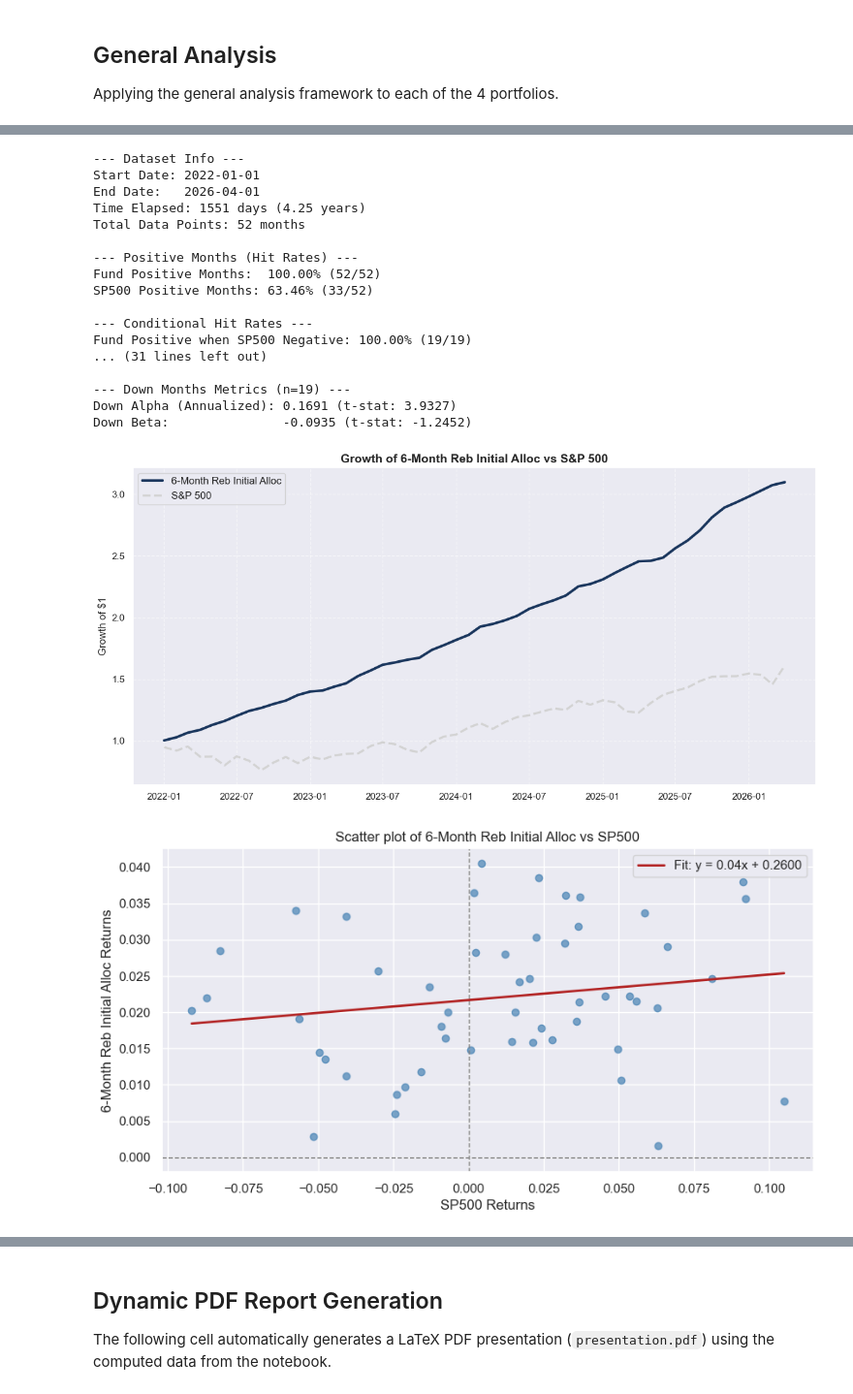
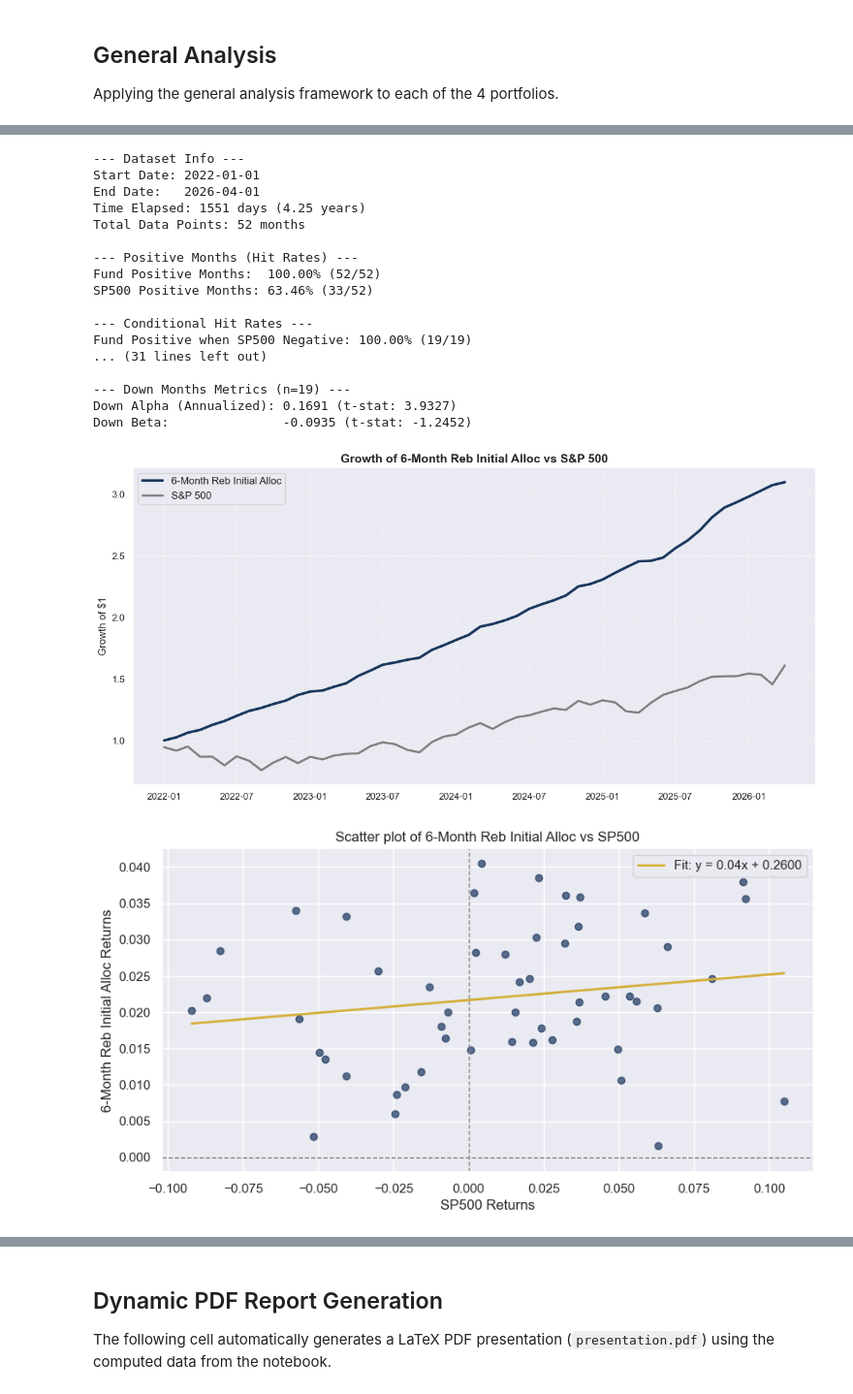
Before and after one commit to arthurdhonneur7/athenee_hf_portfolio, a Jupyter notebook: target_pflio.ipynb, the cells around one changed output, grey strips where cells are left out. Shown at 97% size. Cells and saved outputs as stored; diff of their text form; code cells hidden in the pictures.

```diff
--- a/target_pflio.ipynb
+++ b/target_pflio.ipynb
@@ -721,7 +723,7 @@ for port_name in portfolios_df.columns:
     cum_s = (1 + sp500_aligned).cumprod()
     plt.figure(figsize=(12, 6))
     plt.plot(cum_p.index, cum_p, label=port_name, color='#1A365D', linewidth=3)
-    plt.plot(cum_s.index, cum_s, label='S&P 500', color='lightgray', linewidth=2.5, linestyle='--')
+    plt.plot(cum_s.index, cum_s, label='S&P 500', color='gray', linewidth=2.5, linestyle='-')
     plt.title(f'Growth of {port_name} vs S&P 500', fontsize=14, fontweight='bold')
     plt.ylabel('Growth of $1', fontsize=12)
     plt.grid(True, linestyle='--', alpha=0.5)
@@ -733,16 +735,16 @@ for port_name in portfolios_df.columns:
 
     # Plots (Scatter)
     plt.figure(figsize=(10, 5))
-    plt.scatter(sp500_aligned, fund_aligned, alpha=0.7, color='steelblue')
-    plt.axvline(0, color='grey', linestyle='--', linewidth=1)
-    plt.axhline(0, color='grey', linestyle='--', linewidth=1)
+    plt.scatter(sp500_aligned, fund_aligned, alpha=0.7, color='#1A365D')
+    plt.axvline(0, color='gray', linestyle='--', linewidth=1)
+    plt.axhline(0, color='gray', linestyle='--', linewidth=1)
     plt.xlabel('SP500 Returns')
     plt.ylabel(f'{port_name} Returns')
     plt.title(f'Scatter plot of {port_name} vs SP500')
 
     x_vals = np.linspace(sp500_aligned.min(), sp500_aligned.max(), 100)
     y_vals = model.params['sp500'] * x_vals + model.params['const']
-    plt.plot(x_vals, y_vals, color='firebrick', linewidth=2, label=f"Fit: y = {model.params['sp500']:.2f}x + {model.params['const'] * 12:.4f}")
+    plt.plot(x_vals, y_vals, color='#D4AF37', linewidth=2, label=f"Fit: y = {model.params['sp500']:.2f}x + {model.params['const'] * 12:.4f}")
     plt.legend()
     safe_name = port_name.replace(' ', '_').replace('-', '_').lower()
     plt.savefig(f'report/scatter_{safe_name}_vs_sp500.pdf', bbox_inches='tight')
@@ -773,35 +775,35 @@ for port_name in portfolios_df.columns:
 
         axes[2].plot(roll_model_12.params['const']*12, label='12-Month', color='steelblue')
         axes[2].plot(roll_model_24.params['const']*12, label='24-Month', color='firebrick')
         axes[2].axhline(0, color='grey', linestyle='--')
         axes[2].set_title(f'Rolling Annualized Alpha')
         axes[2].legend()
 
         plt.tight_layout()
         plt.show()
 # %% [output]
 ============================================
 ANALYSIS FOR 6-Month Reb Initial Alloc
 ============================================
 --- Dataset Info ---
 Start Date: 2022-01-01
 End Date:   2026-04-01
 Time Elapsed: 1551 days (4.25 years)
 Total Data Points: 52 months
 
 --- Positive Months (Hit Rates) ---
 Fund Positive Months:  100.00% (52/52)
 SP500 Positive Months: 63.46% (33/52)
 
 --- Conditional Hit Rates ---
 Fund Positive when SP500 Negative: 100.00% (19/19)
 ... (31 lines left out)
 
 --- Down Months Metrics (n=19) ---
 Down Alpha (Annualized): 0.1691 (t-stat: 3.9327)
 Down Beta:               -0.0935 (t-stat: -1.2452)
-[figure, old version]
+[figure, new version]
-[figure, old version]
+[figure, new version]
 [figure]
 # %% [markdown]
 ## Dynamic PDF Report Generation
```
Also changed, not shown: parts of 2 cells of this notebook, 13 other files.
